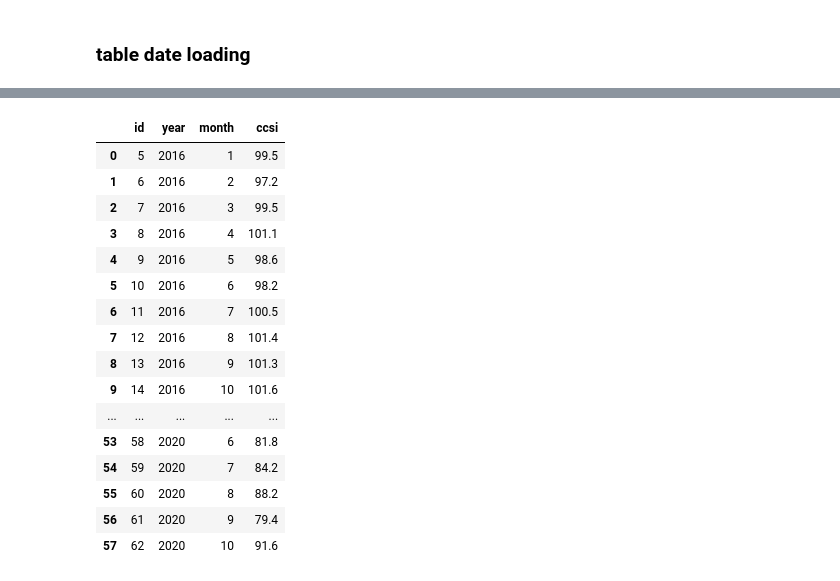
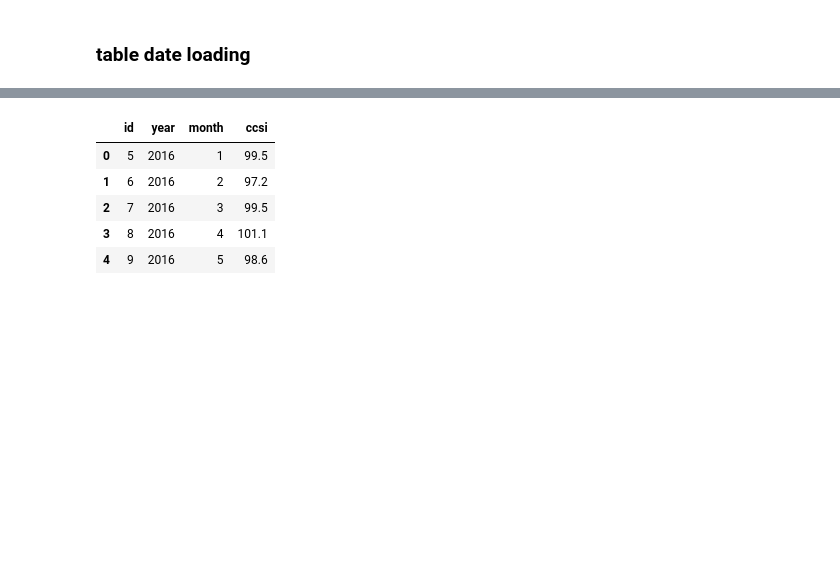
Before and after one commit to 2hyes/CLI-development, a Jupyter notebook: prediction-multiregression.ipynb, the cells around one changed output, grey strips where cells are left out. Saved outputs shown, nothing was run; the diff lists cells and outputs as text; code cells hidden in the pictures; blank space fills up the shorter version.

```diff
--- a/prediction-multiregression.ipynb
+++ b/prediction-multiregression.ipynb
@@ -70,30 +56,19 @@ portal_df
 # %%
 ## response y: CCSI(소비자심리지수)
 query = """
 select * from ccsi ;
 """
 cur.execute(query)
 conn.close()
 cur.close()
 ccsi = pd.DataFrame(list(cur.fetchall()))[4:].reset_index(drop = True)
 # X와 기간을 맞춤
-ccsi
+ccsi.head()
 # %% [output]
 |  | id | year | month | ccsi |
 | 0 | 5 | 2016 | 1 | 99.5 |
 | 1 | 6 | 2016 | 2 | 97.2 |
 | 2 | 7 | 2016 | 3 | 99.5 |
 | 3 | 8 | 2016 | 4 | 101.1 |
 | 4 | 9 | 2016 | 5 | 98.6 |
-| 5 | 10 | 2016 | 6 | 98.2 |
-| 6 | 11 | 2016 | 7 | 100.5 |
-| 7 | 12 | 2016 | 8 | 101.4 |
-| 8 | 13 | 2016 | 9 | 101.3 |
-| 9 | 14 | 2016 | 10 | 101.6 |
-| ... | ... | ... | ... | ... |
-| 53 | 58 | 2020 | 6 | 81.8 |
-| 54 | 59 | 2020 | 7 | 84.2 |
-| 55 | 60 | 2020 | 8 | 88.2 |
-| 56 | 61 | 2020 | 9 | 79.4 |
-| 57 | 62 | 2020 | 10 | 91.6 |
 # %% [markdown]
```
Also changed, not shown: parts of 53 cells of this notebook.
